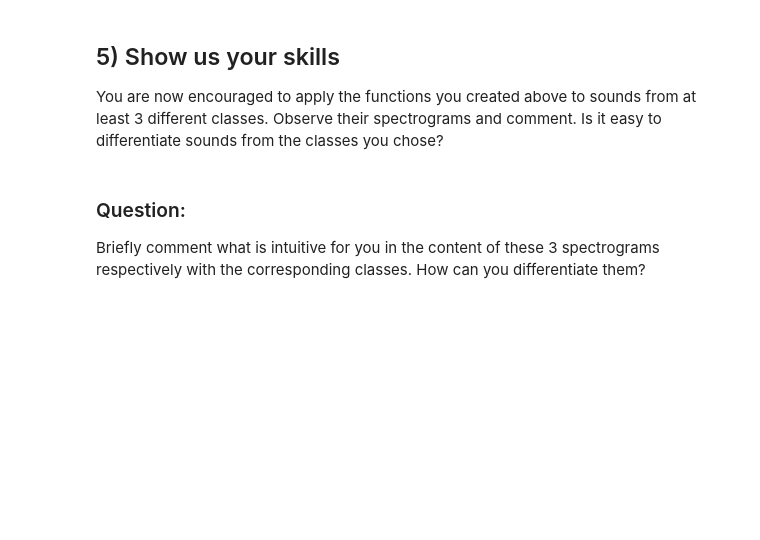
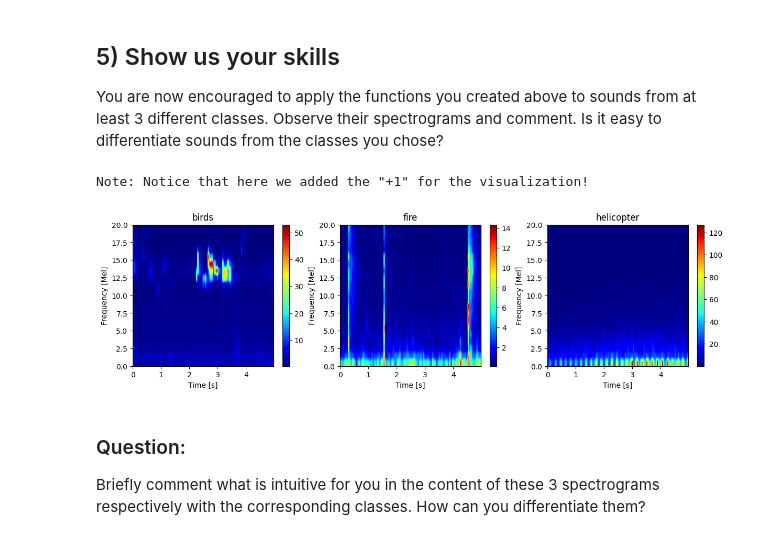
Before and after one commit to CamilleCl/lelec210X_GroupeF, a Jupyter notebook: classification/hands_on_feature_vectors.ipynb, the cells around one changed output. Drawn from its saved outputs; the diff is of its cells as text; code cells hidden in the pictures; blank space fills up the shorter version.

```diff
--- a/classification/hands_on_feature_vectors.ipynb
+++ b/classification/hands_on_feature_vectors.ipynb
@@ -341,35 +408,38 @@ You are now encouraged to apply the functions you created above to sounds from a
 # %%
 ### TO COMPLETE
 ### Choose 3 sounds from different classes to observe how their mel spectrograms differ
-sound1 = ...
-sound2 = ...
-sound3 = ...
+sound1 = dataset["birds",1]
+sound2 = dataset["fire", 5]
+sound3 = dataset["helicopter", 8]
 
 "Compute the melspecgrams"
 x1, _ = sf.read(sound1)
 x2, _ = sf.read(sound2)
 x3, _ = sf.read(sound3)
 melspec1 = melspecgram(x1)
 melspec2 = melspecgram(x2)
 melspec3 = melspecgram(x3)
 
 print('Note: Notice that here we added the "+1" for the visualization!')
 
 "Plot"
 fig = plt.figure(figsize=(12, 3))
 ax1 = fig.add_axes([0.0, 0.0, 0.28, 0.9])
 ax2 = fig.add_axes([0.33, 0.0, 0.28, 0.9])
 ax3 = fig.add_axes([0.66, 0.0, 0.28, 0.9])
 plot_specgram(
     melspec1, ax=ax1, is_mel=True, title=get_cls_from_path(sound1), tf=len(y) / fs_down
 )
 plot_specgram(
     melspec2, ax=ax2, is_mel=True, title=get_cls_from_path(sound2), tf=len(y) / fs_down
 )
 plot_specgram(
     melspec3, ax=ax3, is_mel=True, title=get_cls_from_path(sound3), tf=len(y) / fs_down
 )
 plt.show()
+# %% [output]
+Note: Notice that here we added the "+1" for the visualization!
+[figure, added]
 # %% [markdown]
 ### Question:
 Briefly comment what is intuitive for you in the content of these 3 spectrograms respectively with the corresponding classes.
```
Also changed, not shown: parts of 13 cells of this notebook.
